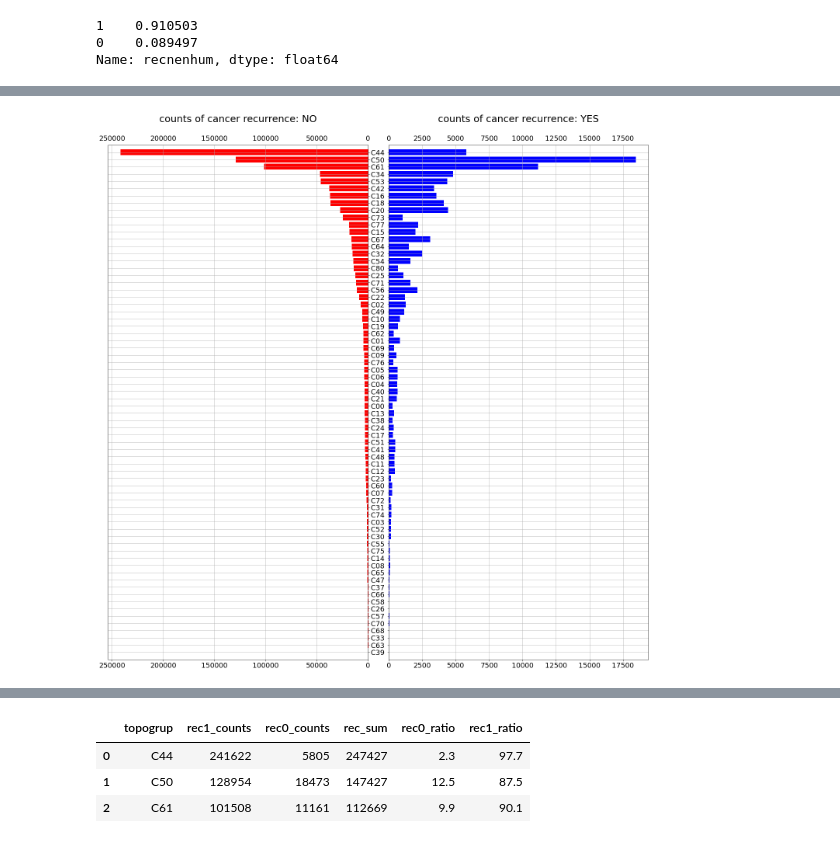
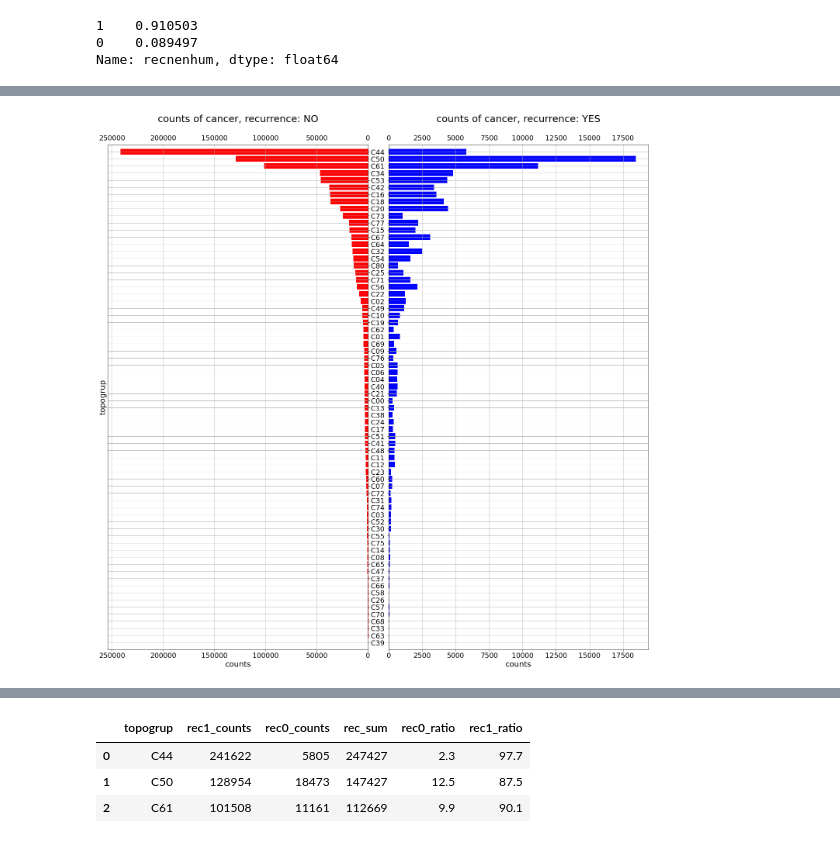
Before and after one commit to skepticalchemist/Cancer-hospital-records, a Jupyter notebook: notebooks/2_EDA.ipynb, the cells around one changed output, grey strips where cells are left out. Drawn from its saved outputs; the diff is of its cells as text; code cells hidden in the pictures.

```diff
--- a/notebooks/2_EDA.ipynb
+++ b/notebooks/2_EDA.ipynb
@@ -167,9 +168,9 @@ rhc['year_recidiva'] = rhc['dtrecidiva'].dt.year
 rhc['year_trat'] = rhc['dttrat'].dt.year
 
 # convert year to integer
-rhc['year_consult'] = rhc['year_consult'].astype('Int64')
-rhc['year_diag'] = rhc['year_diag'].astype('Int64')
-rhc['year_ultinfo'] = rhc['year_ultinfo'].astype('Int64')
+# rhc['year_consult'] = rhc['year_consult'].astype('Int64')
+# rhc['year_diag'] = rhc['year_diag'].astype('Int64')
+# rhc['year_ultinfo'] = rhc['year_ultinfo'].astype('Int64')
 rhc['year_recidiva'] = rhc['year_recidiva'].astype('Int64')
 rhc['year_trat'] = rhc['year_trat'].astype('Int64')
 # %% [markdown]
@@ -1992,33 +1847,37 @@ df01.head()
 # %%
+df01, target_column = separate_recnenhum('topogrup', 'recnenhum', rhc)
+
 # create a plot considering absolute count values
 x0 = df01['rec0_counts']
 x1 = df01['rec1_counts']
 
-#y = df01['topo']
-y = df01['topogrup']
+y = df01[target_column]
 
 fig, axes = plt.subplots(ncols=2, sharey=True, figsize=(20, 20))
 axes[0].barh(y, x1, align='center', color='red')
 #axes[0].set(title='No cancer recurrence')
-axes[0].set_title('counts of cancer recurrence: NO',fontsize= 25, y=1.04)
+axes[0].set_title('counts of cancer, recurrence: NO',fontsize= 25, y=1.04)
 axes[0].invert_xaxis()
 axes[0].invert_yaxis()
 axes[0].set(yticks=y)
 axes[0].yaxis.tick_right()
 axes[0].grid()
 axes[0].tick_params(axis='both', which='major', labeltop=True, labelsize=18)
+axes[0].set_xlabel(f'counts', fontsize=20)
+axes[0].set_ylabel(f'{target_column}', fontsize=20)
 
 axes[1].barh(y, x0, align='center', color='blue')
 #axes[1].set(title='Cancer recurrence')
-axes[1].set_title('counts of cancer recurrence: YES',fontsize= 25, y=1.04)
+axes[1].set_title('counts of cancer, recurrence: YES',fontsize= 25, y=1.04)
 axes[1].grid(which='both', axis='both')
 axes[1].tick_params(axis='both', which='major', labeltop=True, labelsize=18)
+axes[1].set_xlabel(f'counts', fontsize=20)
 
 fig.tight_layout()
 fig.subplots_adjust(wspace=0.08)
 #plt.ylim((311, -1)) # help to remove white space before and after the bars
 plt.ylim((70, -1)) # help to remove white space before and after the bars
 #plt.savefig(fname='topo_rec.jpg', format='jpeg')
 plt.show()
 # %% [output]
-[figure, old version]
+[figure, new version]
```
Also changed, not shown: parts of 64 cells of this notebook, 1 other file.
